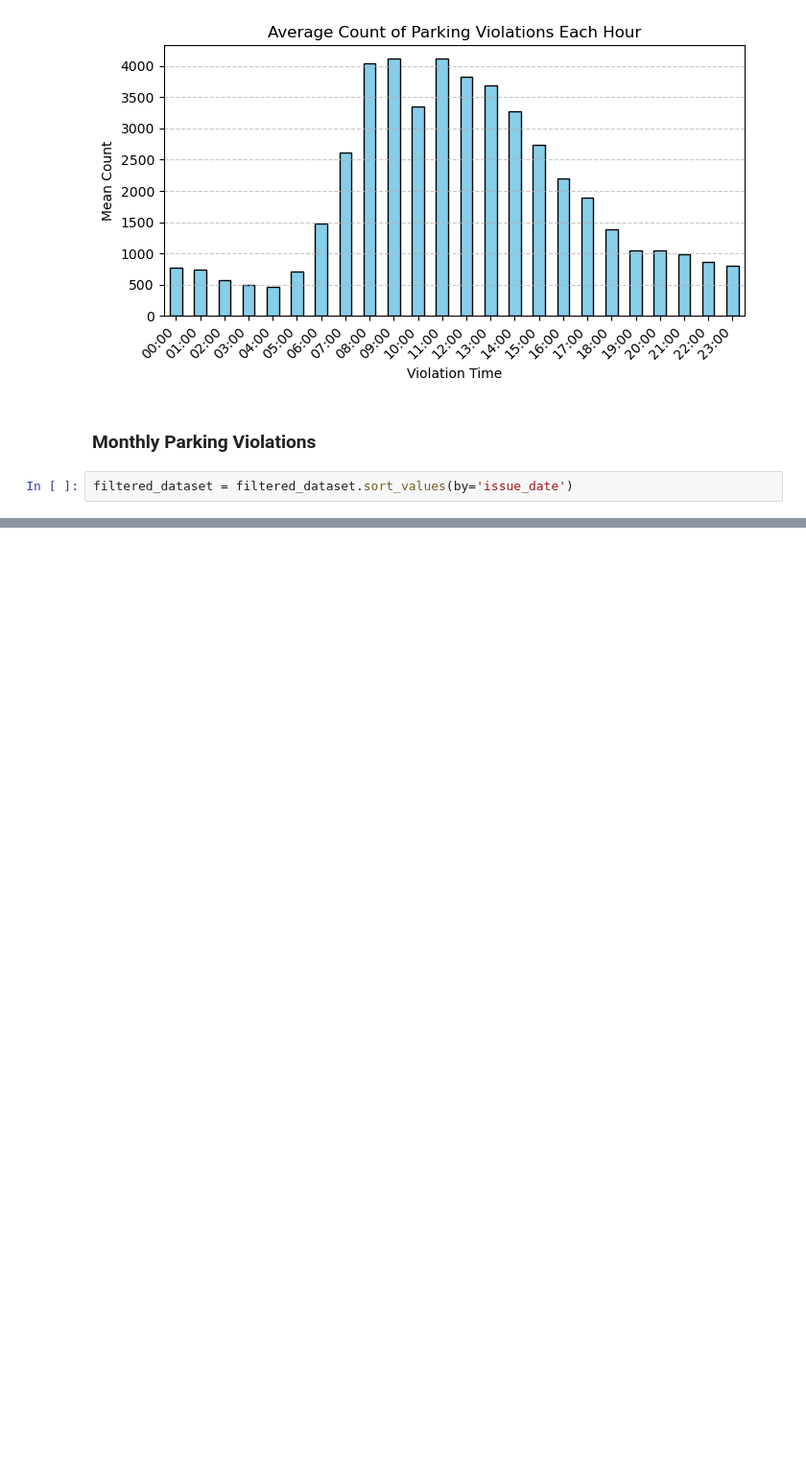
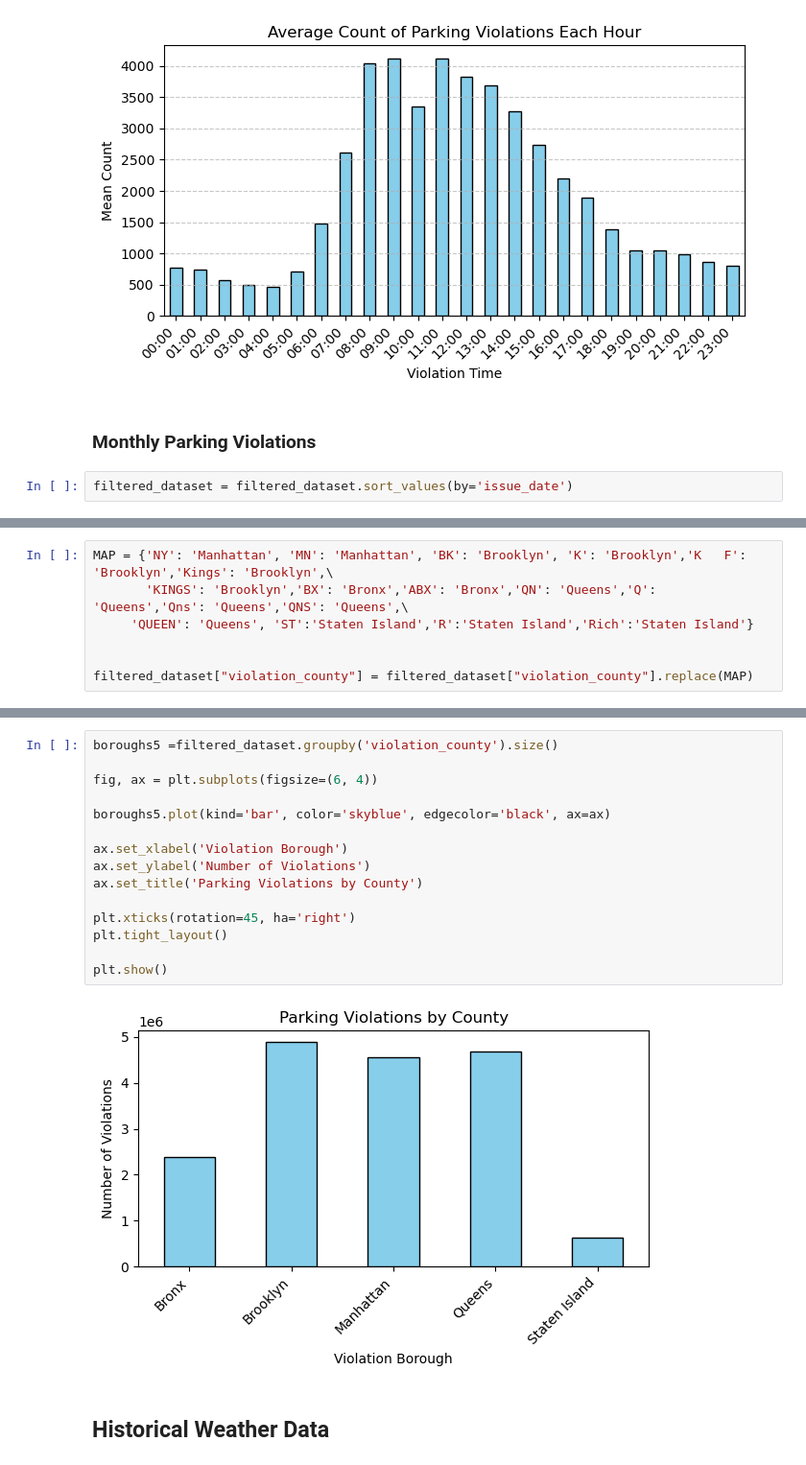
Before and after one commit to etumkaya/nyc-parking-violations, a Jupyter notebook: NYC_Parking_Violations.ipynb, the cells around one changed output, grey strips where cells are left out. Shown: that part at 96% size. Drawn from its saved outputs; the diff is of its cells as text; blank space fills up the shorter version.

```diff
--- a/NYC_Parking_Violations.ipynb
+++ b/NYC_Parking_Violations.ipynb
@@ -492,0 +476,7 @@ Name: count, Length: 75, dtype: int64
+# %%
+MAP = {'NY': 'Manhattan', 'MN': 'Manhattan', 'BK': 'Brooklyn', 'K': 'Brooklyn','K   F': 'Brooklyn','Kings': 'Brooklyn',\
+       'KINGS': 'Brooklyn','BX': 'Bronx','ABX': 'Bronx','QN': 'Queens','Q': 'Queens','Qns': 'Queens','QNS': 'Queens',\
+     'QUEEN': 'Queens', 'ST':'Staten Island','R':'Staten Island','Rich':'Staten Island'}
+
+
+filtered_dataset["violation_county"] = filtered_dataset["violation_county"].replace(MAP)
@@ -492,0 +499,19 @@ Name: count, Length: 75, dtype: int64
+# %%
+boroughs5 =filtered_dataset.groupby('violation_county').size()
+
+fig, ax = plt.subplots(figsize=(6, 4))
+
+boroughs5.plot(kind='bar', color='skyblue', edgecolor='black', ax=ax)
+
+ax.set_xlabel('Violation Borough')
+ax.set_ylabel('Number of Violations')
+ax.set_title('Parking Violations by County')
+
+plt.xticks(rotation=45, ha='right')
+plt.tight_layout()
+
+plt.show()
+# %% [output]
+[figure, added]
+# %% [markdown]
+## Historical Weather Data
```
Also changed, not shown: parts of 134 cells of this notebook.
